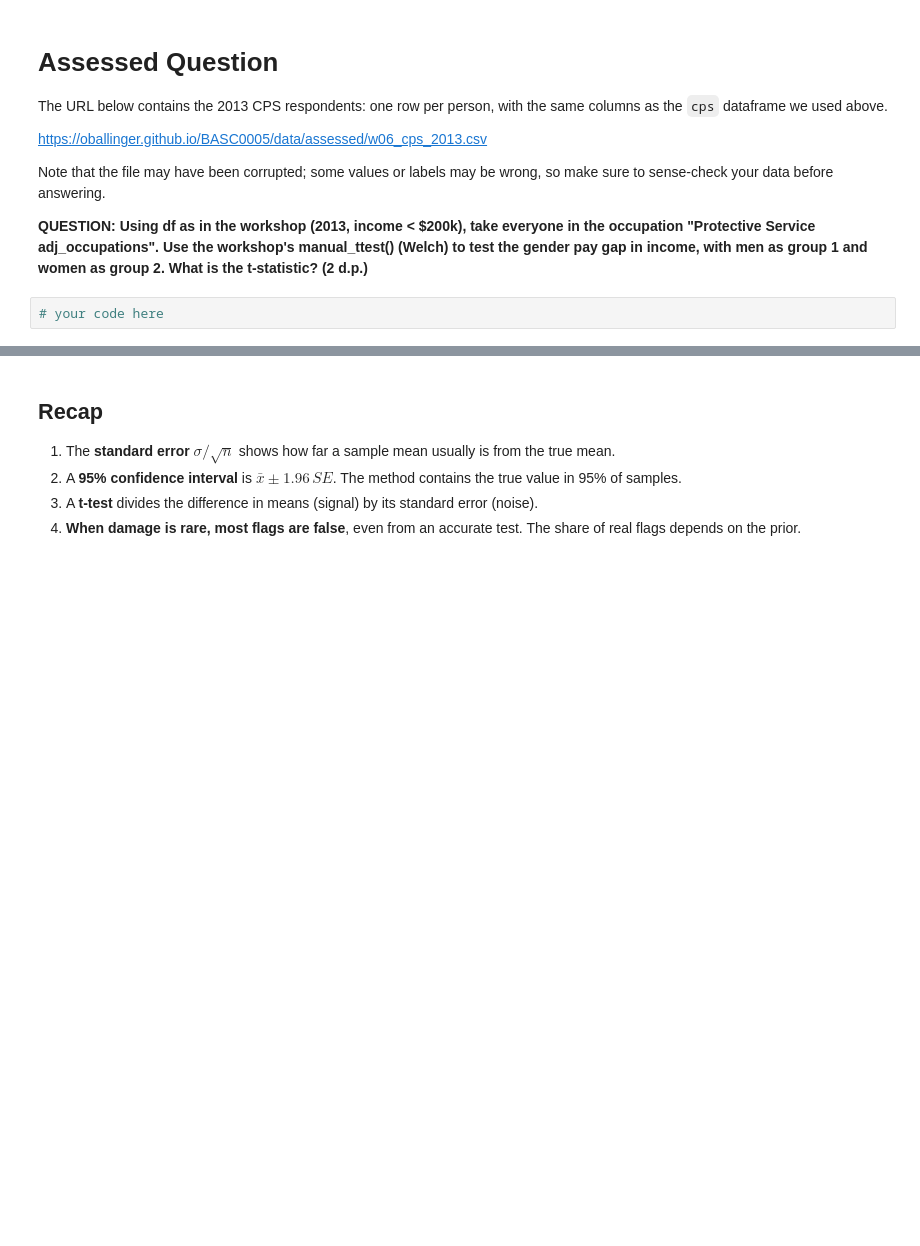
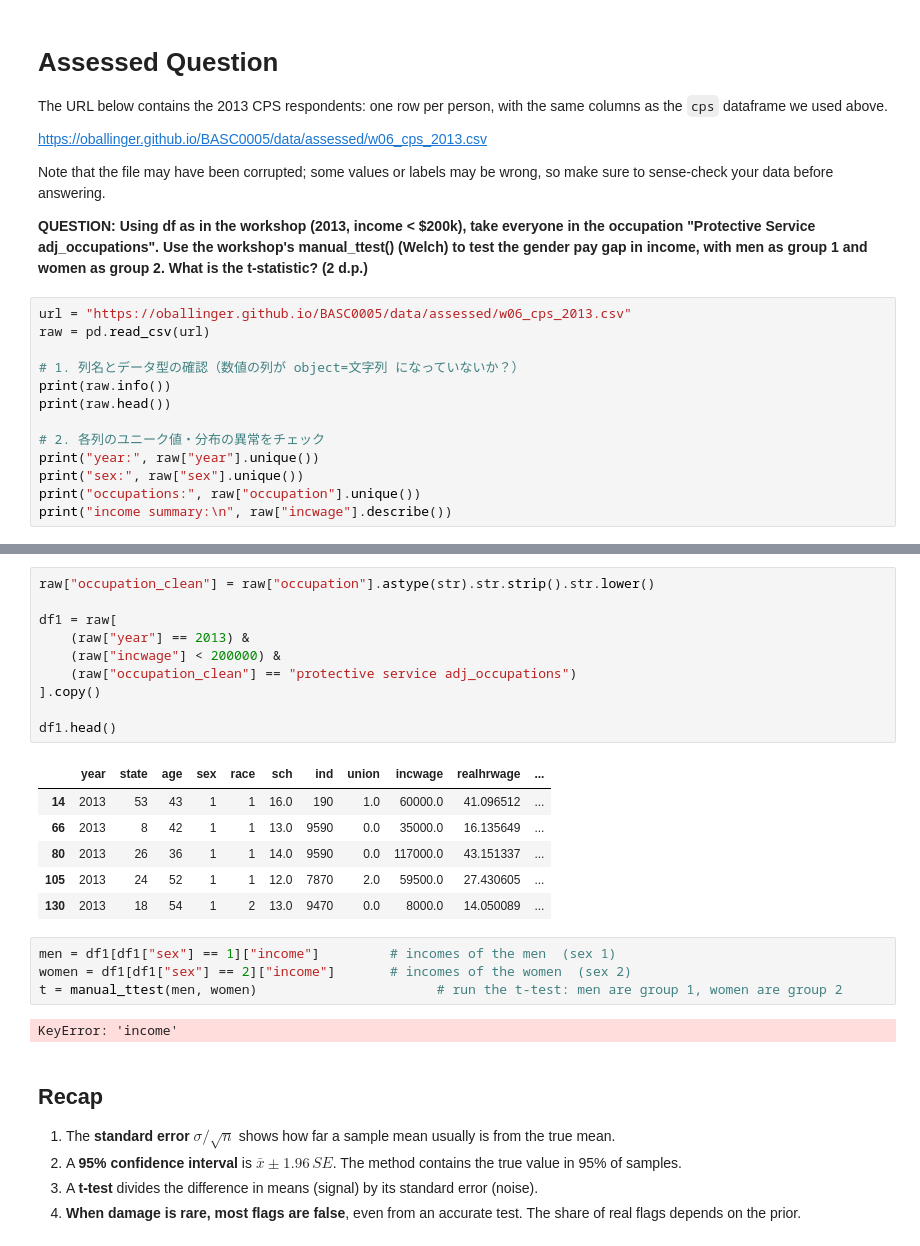
Before and after one commit to mao-gh/QM2, a Jupyter notebook: notebooks/W06. Hypothesis Testing.ipynb, the cells around one changed output, grey strips where cells are left out. Cells and saved outputs as stored; diff of their text form; blank space fills up the shorter version.

```diff
--- a/notebooks/W06. Hypothesis Testing.ipynb
+++ b/notebooks/W06. Hypothesis Testing.ipynb
@@ -384,4 +384,15 @@ Note that the file may have been corrupted; some values or labels may be wrong,
 
 **QUESTION: Using df as in the workshop (2013, income < $200k), take everyone in the occupation "Protective Service adj_occupations". Use the workshop's manual_ttest() (Welch) to test the gender pay gap in income, with men as group 1 and women as group 2. What is the t-statistic? (2 d.p.)**
 # %%
-# your code here
+url = "https://oballinger.github.io/BASC0005/data/assessed/w06_cps_2013.csv"
+raw = pd.read_csv(url)
+
+# 1. 列名とデータ型の確認（数値の列が object=文字列 になっていないか？）
+print(raw.info())
+print(raw.head())
+
+# 2. 各列のユニーク値・分布の異常をチェック
+print("year:", raw["year"].unique())
+print("sex:", raw["sex"].unique())
+print("occupations:", raw["occupation"].unique())
+print("income summary:\n", raw["incwage"].describe())
@@ -388,3 +436,26 @@ Note that the file may have been corrupted; some values or labels may be wrong,
+# %%
+raw["occupation_clean"] = raw["occupation"].astype(str).str.strip().str.lower()
+
+df1 = raw[
+    (raw["year"] == 2013) &
+    (raw["incwage"] < 200000) &
+    (raw["occupation_clean"] == "protective service adj_occupations")
+].copy()
+
+df1.head()
+# %% [output]
+|  | year | state | age | sex | race | sch | ind | union | incwage | realhrwage | ... |
+| 14 | 2013 | 53 | 43 | 1 | 1 | 16.0 | 190 | 1.0 | 60000.0 | 41.096512 | ... |
+| 66 | 2013 | 8 | 42 | 1 | 1 | 13.0 | 9590 | 0.0 | 35000.0 | 16.135649 | ... |
+| 80 | 2013 | 26 | 36 | 1 | 1 | 14.0 | 9590 | 0.0 | 117000.0 | 43.151337 | ... |
+| 105 | 2013 | 24 | 52 | 1 | 1 | 12.0 | 7870 | 2.0 | 59500.0 | 27.430605 | ... |
+| 130 | 2013 | 18 | 54 | 1 | 2 | 13.0 | 9470 | 0.0 | 8000.0 | 14.050089 | ... |
+# %%
+men = df1[df1["sex"] == 1]["income"]         # incomes of the men  (sex 1)
+women = df1[df1["sex"] == 2]["income"]       # incomes of the women  (sex 2)
+t = manual_ttest(men, women)                       # run the t-test: men are group 1, women are group 2
+# %% [output]
+KeyError: 'income'
 # %% [markdown]
 ## Recap
 
```
Also changed, not shown: parts of 2 cells of this notebook.
